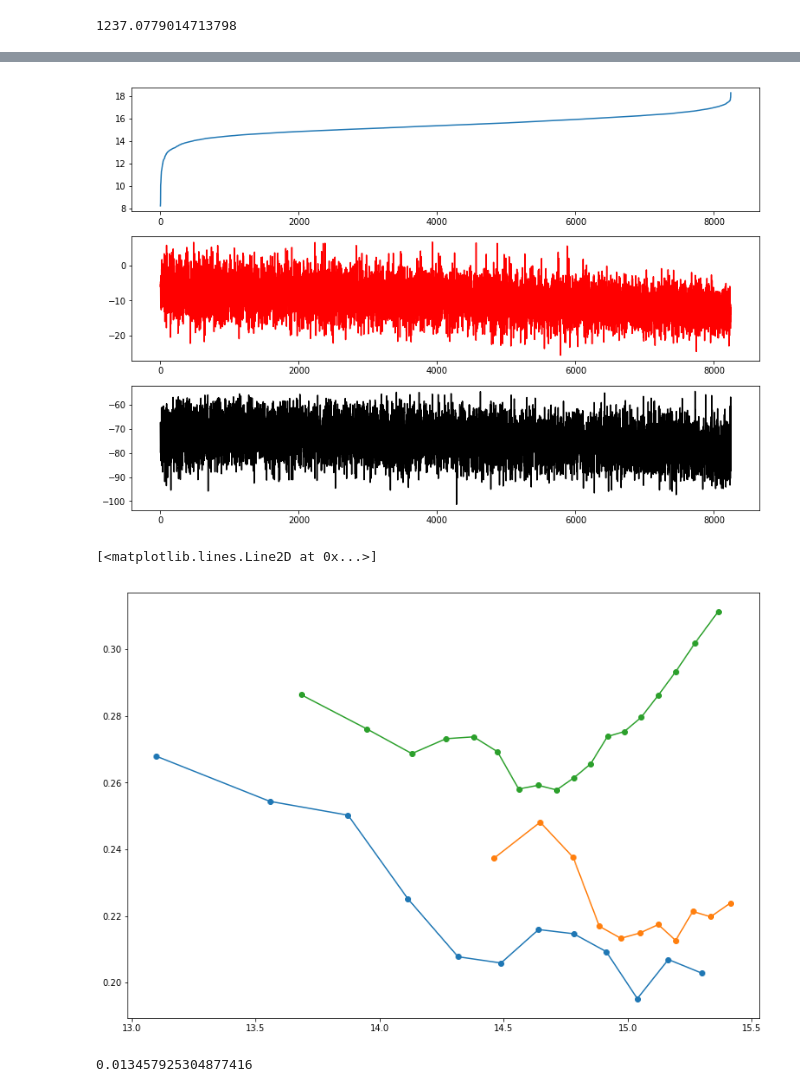
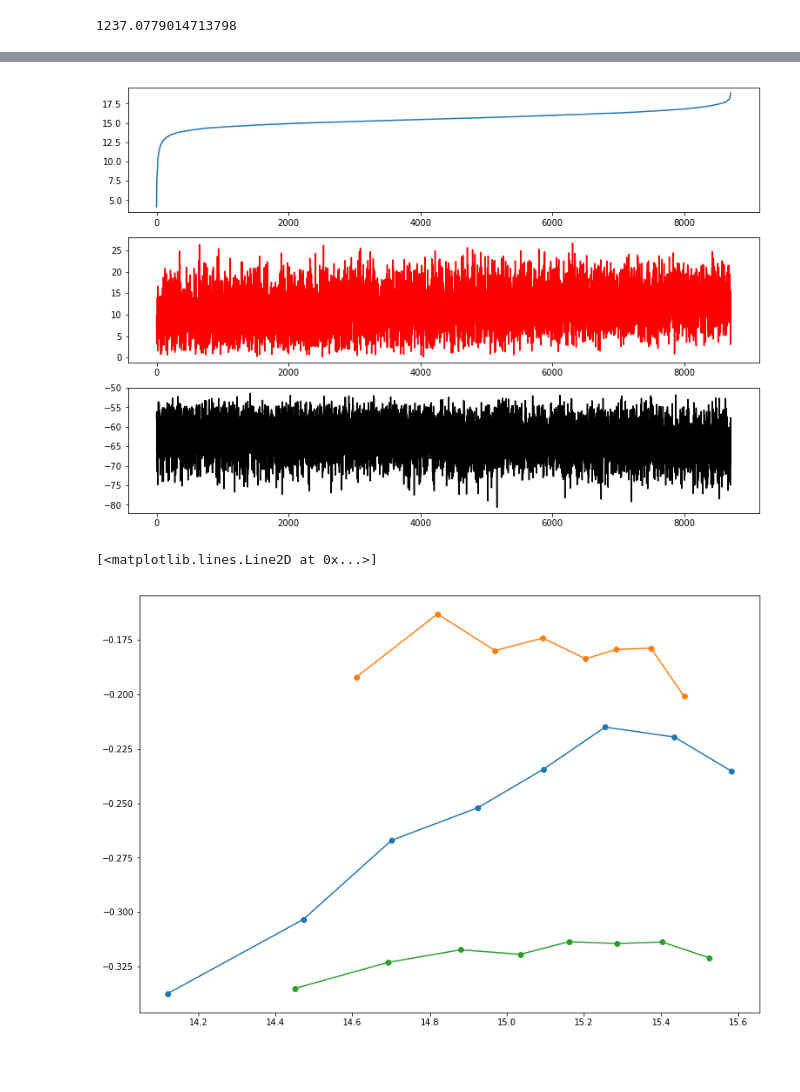
Before and after one commit to cornkle/proj_CEH, a Jupyter notebook: notebooks/CLOVER_soundings_March_Oct_stormtime_qfunction.ipynb, the cells around one changed output, grey strips where cells are left out. Drawn from its saved outputs; the diff is of its cells as text; code cells hidden in the pictures; blank space fills up the shorter version.

```diff
--- a/notebooks/CLOVER_soundings_March_Oct_stormtime_qfunction.ipynb
+++ b/notebooks/CLOVER_soundings_March_Oct_stormtime_qfunction.ipynb
@@ -159,3 +165,15 @@ era_all['dates'][0].month
+# %%
+def get_col(var):
+    vdic = {}
+    vdic['low'] = []
+    vdic['high'] = []
+    vdic['mean'] = []
+    for v in var:
+
+        vdic['low'].append(v[16])
+        vdic['high'].append(v[9])
+        vdic['mean'].append(np.array(v).mean())
+    return vdic
 # %%
 def sort_vars(dic):
     q925 = np.array(dic['q925'])
@@ -187,4 +225,4 @@ def sort_vars(dic):
     return qmean, corr, qcorr
 # %%
-qmean_march, corr_march, qcorr_march = sort_vars(era_march)
+qmean_march, corr_march, qcorr_march = sort_vars(marchh)
 # %% [output]
@@ -192,3 +230,3 @@ qmean_march, corr_march, qcorr_march = sort_vars(era_march)
 # %%
-qmean_oct, corr_oct, qcorr_oct = sort_vars(era_oct)
+qmean_oct, corr_oct, qcorr_oct = sort_vars(octt)
 # %% [output]
@@ -196,16 +234,12 @@ qmean_oct, corr_oct, qcorr_oct = sort_vars(era_oct)
 # %%
-qmean_all, corr_all, qcorr_all = sort_vars(era_all)
+qmean_all, corr_all, qcorr_all = sort_vars(era_new)
 # %% [output]
-[figure, old version]
+[figure, new version]
 # %%
 plt.figure(figsize=(13,9))
-plt.plot(np.array(qmean_march)*1000,corr_march, '-o')
-plt.plot(np.array(qmean_oct)*1000,corr_oct, '-o')
-plt.plot(np.array(qmean_all)*1000,corr_all, '-o')
+plt.plot(np.array(qmean_march),corr_march, '-o')
+plt.plot(np.array(qmean_oct),corr_oct, '-o')
+plt.plot(np.array(qmean_all),corr_all, '-o')
 # %% [output]
 [<matplotlib.lines.Line2D at 0x...>]
-[figure, old version]
+[figure, new version]
-# %%
-np.min(qmean_all)
-# %% [output]
-0.013457925304877416
```
Also changed, not shown: parts of 34 cells of this notebook, 4 other files.
